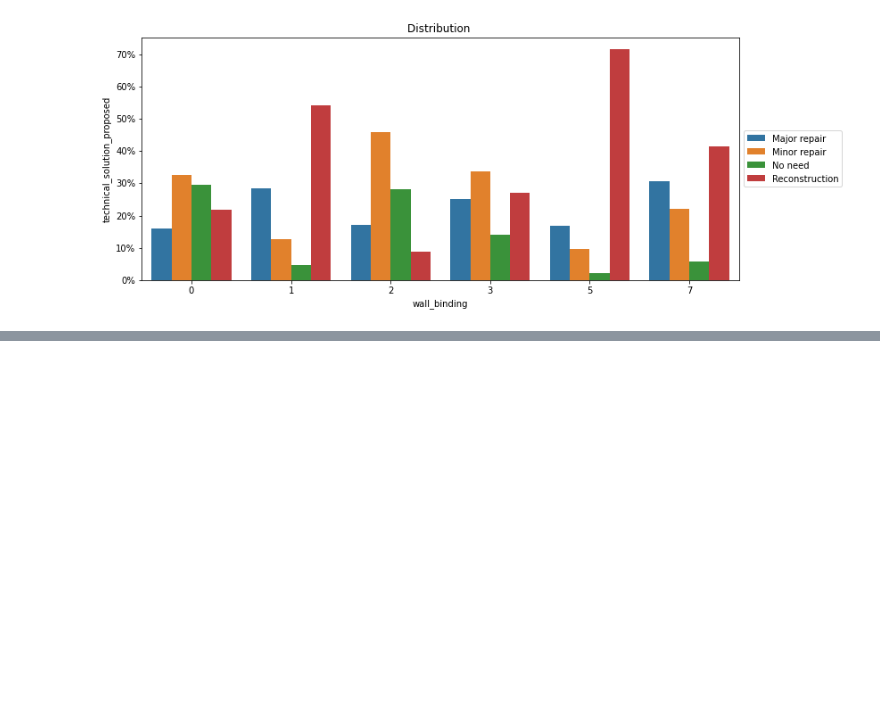
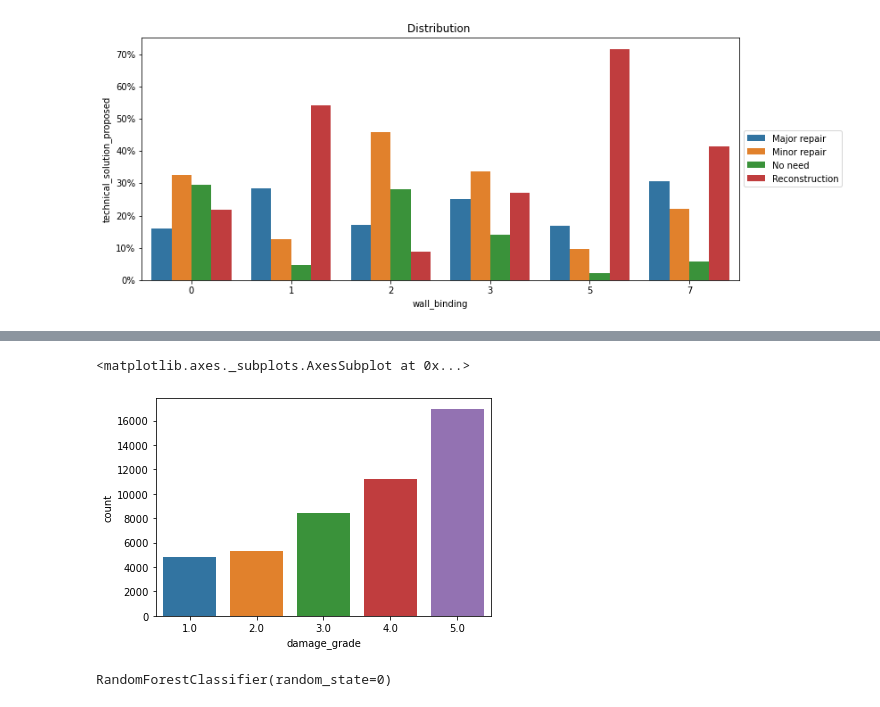
Before and after one commit to abilcode/joints, a Jupyter notebook: iter2/n2.ipynb, the cells around one changed output, grey strips where cells are left out. Saved outputs shown, nothing was run; the diff lists cells and outputs as text; code cells hidden in the pictures; blank space fills up the shorter version.

```diff
--- a/iter2/n2.ipynb
+++ b/iter2/n2.ipynb
@@ -135,3 +153,6 @@ train.corr()
 | wall_binding | 0.184112 | 0.048440 | -0.185567 | 0.048883 | -0.100263 | ... |
 | wall_material | 0.150524 | 0.043108 | -0.165886 | 0.032805 | -0.082801 | ... |
 | damage_grade | 0.188299 | 0.052824 | -0.166830 | 0.055909 | -0.094684 | ... |
+# %%
+train = train.copy().dropna(thresh=24)
+train.isna().sum()
@@ -137,0 +177,3 @@ train.corr()
+# %%
+X = train.iloc[:,:-1]
+y = train.iloc[:,-1]
@@ -137,0 +211,5 @@ train.corr()
+# %%
+sns.countplot(y)
+# %% [output]
+<matplotlib.axes._subplots.AxesSubplot at 0x...>
+[figure, added]
@@ -137,0 +218,4 @@ train.corr()
+# %%
+model.fit(tmp,y)
+# %% [output]
+RandomForestClassifier(random_state=0)
```
Also changed, not shown: parts of 29 cells of this notebook, 5 other files.
